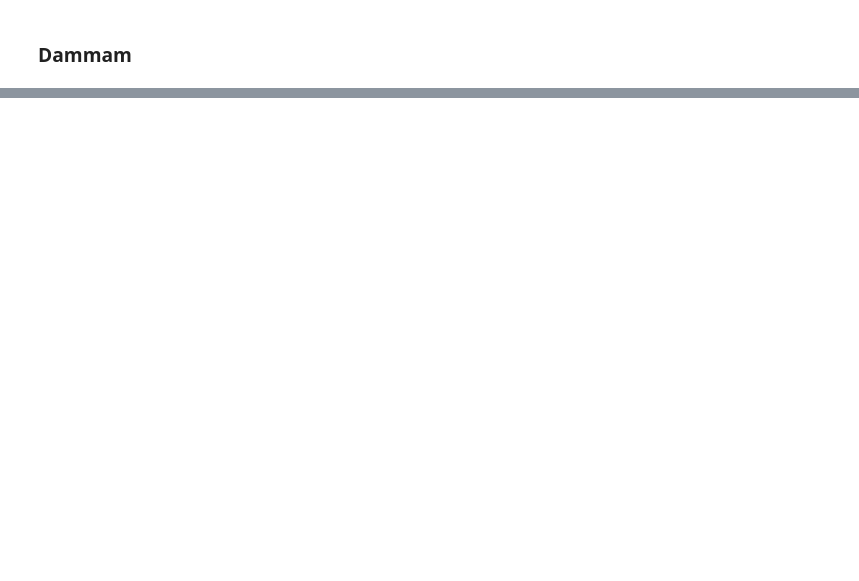
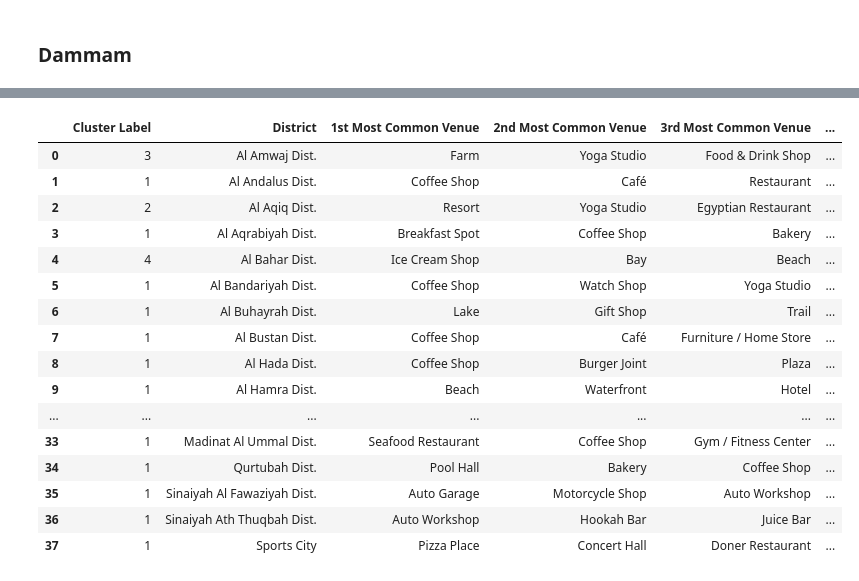
Before and after one commit to musaddiqsajjad/Coursera_Capstone, a Jupyter notebook: The Battle of Neighborhoods - Coursera Capstone Project.ipynb, the cells around one changed output, grey strips where cells are left out. Cells and saved outputs as stored; diff of their text form; code cells hidden in the pictures; blank space fills up the shorter version.

```diff
--- a/The Battle of Neighborhoods - Coursera Capstone Project.ipynb
+++ b/The Battle of Neighborhoods - Coursera Capstone Project.ipynb
@@ -908,0 +965,23 @@ However, I would also like to not compete directly with other businesses doing t
+# %%
+
+khobar_venues_sorted.apply(lambda row: row.astype(str).str.contains('Coffee Shop').any(), axis=1)
+
+khobar_venues_sorted
+# %% [output]
+|  | Cluster Label | District | 1st Most Common Venue | 2nd Most Common Venue | 3rd Most Common Venue | ... |
+| 0 | 3 | Al Amwaj Dist. | Farm | Yoga Studio | Food & Drink Shop | ... |
+| 1 | 1 | Al Andalus Dist. | Coffee Shop | Café | Restaurant | ... |
+| 2 | 2 | Al Aqiq Dist. | Resort | Yoga Studio | Egyptian Restaurant | ... |
+| 3 | 1 | Al Aqrabiyah Dist. | Breakfast Spot | Coffee Shop | Bakery | ... |
+| 4 | 4 | Al Bahar Dist. | Ice Cream Shop | Bay | Beach | ... |
+| 5 | 1 | Al Bandariyah Dist. | Coffee Shop | Watch Shop | Yoga Studio | ... |
+| 6 | 1 | Al Buhayrah Dist. | Lake | Gift Shop | Trail | ... |
+| 7 | 1 | Al Bustan Dist. | Coffee Shop | Café | Furniture / Home Store | ... |
+| 8 | 1 | Al Hada Dist. | Coffee Shop | Burger Joint | Plaza | ... |
+| 9 | 1 | Al Hamra Dist. | Beach | Waterfront | Hotel | ... |
+| ... | ... | ... | ... | ... | ... | ... |
+| 33 | 1 | Madinat Al Ummal Dist. | Seafood Restaurant | Coffee Shop | Gym / Fitness Center | ... |
+| 34 | 1 | Qurtubah Dist. | Pool Hall | Bakery | Coffee Shop | ... |
+| 35 | 1 | Sinaiyah Al Fawaziyah Dist. | Auto Garage | Motorcycle Shop | Auto Workshop | ... |
+| 36 | 1 | Sinaiyah Ath Thuqbah Dist. | Auto Workshop | Hookah Bar | Juice Bar | ... |
+| 37 | 1 | Sports City | Pizza Place | Concert Hall | Doner Restaurant | ... |
```
Also changed, not shown: parts of 34 cells of this notebook.
